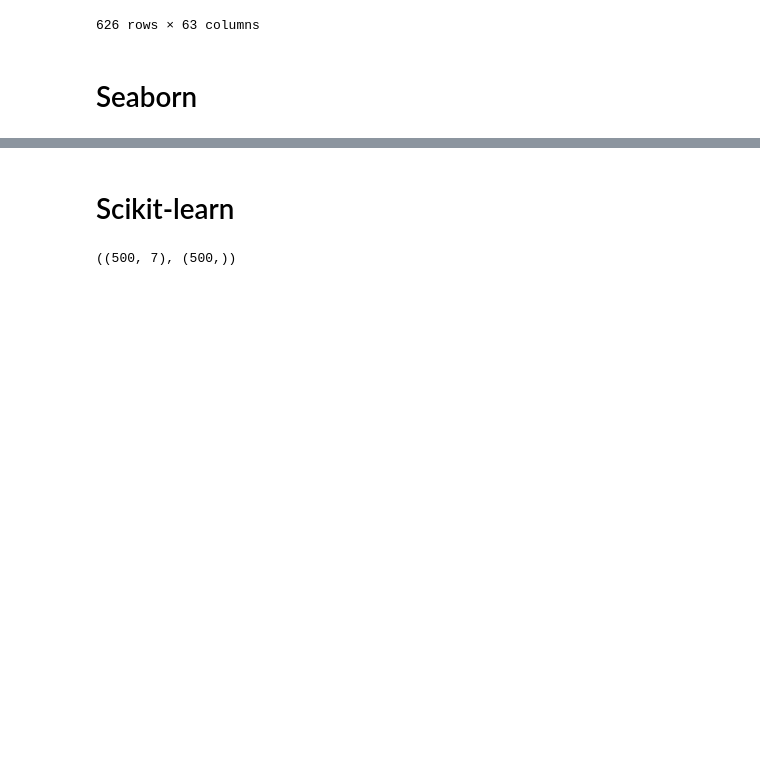
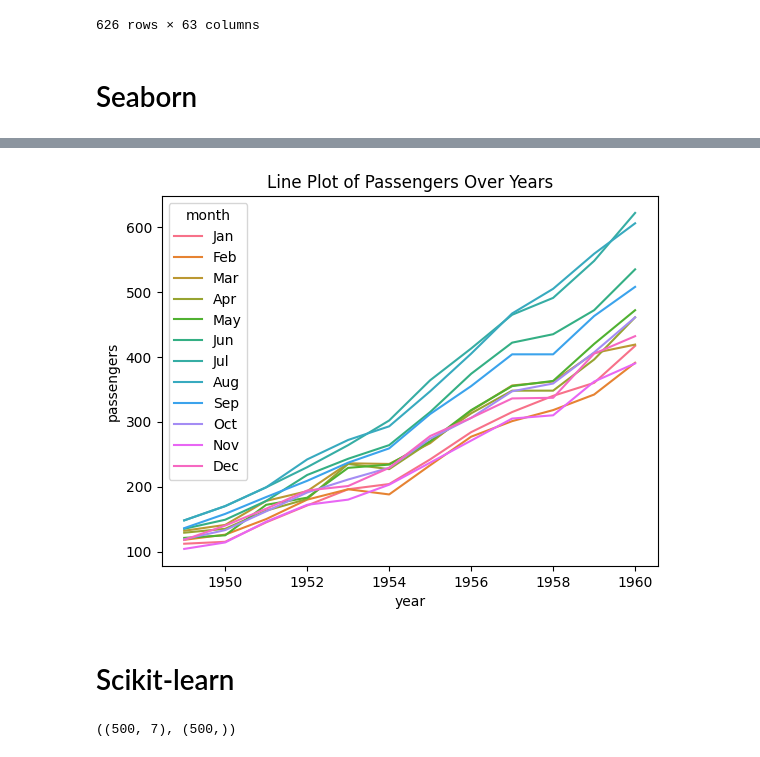
Before and after one commit to Memoona028/Data-Science-Memoona-Basharat, a Jupyter notebook: Weekly Tasks/Task 8/Task-8(Essential Python Libraries (NumPy , Pandas , matplotlib, scikit-learn, seaborn).ipynb, the cells around one changed output, grey strips where cells are left out. Drawn from its saved outputs; the diff is of its cells as text; code cells hidden in the pictures; blank space fills up the shorter version.

```diff
--- a/Weekly Tasks/Task 8/Task-8(Essential Python Libraries (NumPy , Pandas , matplotlib, scikit-learn, seaborn).ipynb
+++ b/Weekly Tasks/Task 8/Task-8(Essential Python Libraries (NumPy , Pandas , matplotlib, scikit-learn, seaborn).ipynb
@@ -183,3 +208,11 @@ import seaborn as sns
+# %%
+# to view trend over time we will use line plot with new dataset
+df = sns.load_dataset('flights')
+sns.lineplot(data=df, x='year', y='passengers', hue='month')
+plt.title('Line Plot of Passengers Over Years')
+plt.show()
+# %% [output]
+[figure, added]
 # %% [markdown]
 # Scikit-learn
 # %%
```
Also changed, not shown: parts of 5 cells of this notebook.
